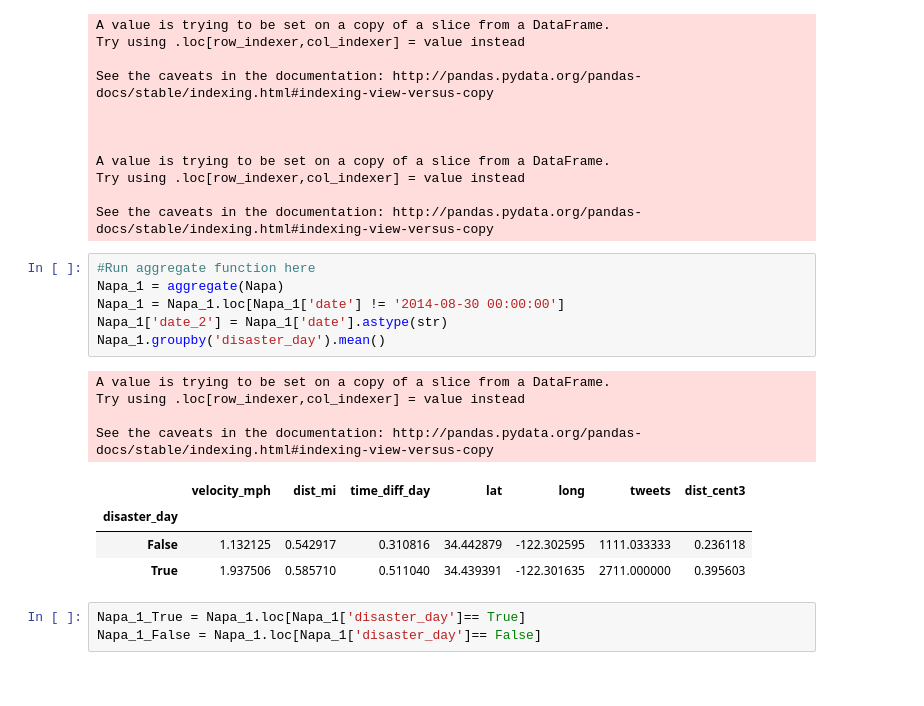
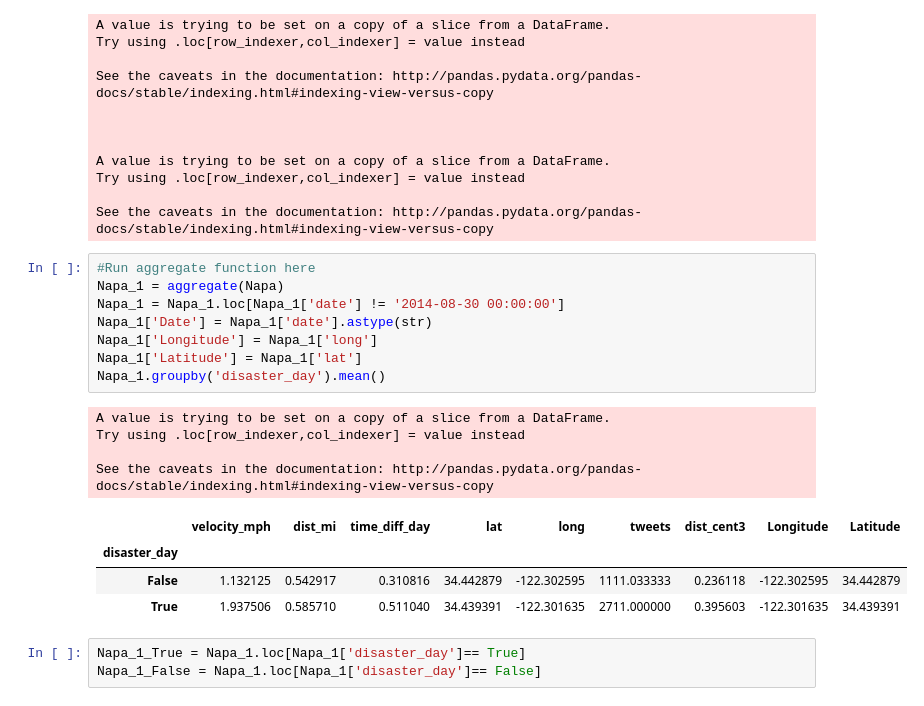
Before and after one commit to Matt-Carney/Natural_Disaster, a Jupyter notebook: Natural_Disaster.ipynb, the cells around one changed output. Cells and saved outputs as stored; diff of their text form.

```diff
--- a/Natural_Disaster.ipynb
+++ b/Natural_Disaster.ipynb
@@ -323,18 +355,20 @@ See the caveats in the documentation: http://pandas.pydata.org/pandas-docs/stabl
 # %%
 #Run aggregate function here
 Napa_1 = aggregate(Napa)
 Napa_1 = Napa_1.loc[Napa_1['date'] != '2014-08-30 00:00:00']
-Napa_1['date_2'] = Napa_1['date'].astype(str)
+Napa_1['Date'] = Napa_1['date'].astype(str)
+Napa_1['Longitude'] = Napa_1['long']
+Napa_1['Latitude'] = Napa_1['lat']
 Napa_1.groupby('disaster_day').mean()
 # %% [output]
 A value is trying to be set on a copy of a slice from a DataFrame.
 Try using .loc[row_indexer,col_indexer] = value instead
 
 See the caveats in the documentation: http://pandas.pydata.org/pandas-docs/stable/indexing.html#indexing-view-versus-copy
-|  | velocity_mph | dist_mi | time_diff_day | lat | long | tweets | dist_cent3 |
-| disaster_day |  |  |  |  |  |  |  |
-| False | 1.132125 | 0.542917 | 0.310816 | 34.442879 | -122.302595 | 1111.033333 | 0.236118 |
-| True | 1.937506 | 0.585710 | 0.511040 | 34.439391 | -122.301635 | 2711.000000 | 0.395603 |
+|  | velocity_mph | dist_mi | time_diff_day | lat | long | tweets | dist_cent3 | Longitude | Latitude |
+| disaster_day |  |  |  |  |  |  |  |  |  |
+| False | 1.132125 | 0.542917 | 0.310816 | 34.442879 | -122.302595 | 1111.033333 | 0.236118 | -122.302595 | 34.442879 |
+| True | 1.937506 | 0.585710 | 0.511040 | 34.439391 | -122.301635 | 2711.000000 | 0.395603 | -122.301635 | 34.439391 |
 # %%
 Napa_1_True = Napa_1.loc[Napa_1['disaster_day']== True]
 Napa_1_False = Napa_1.loc[Napa_1['disaster_day']== False]
```
Also changed, not shown: parts of 6 cells of this notebook.
